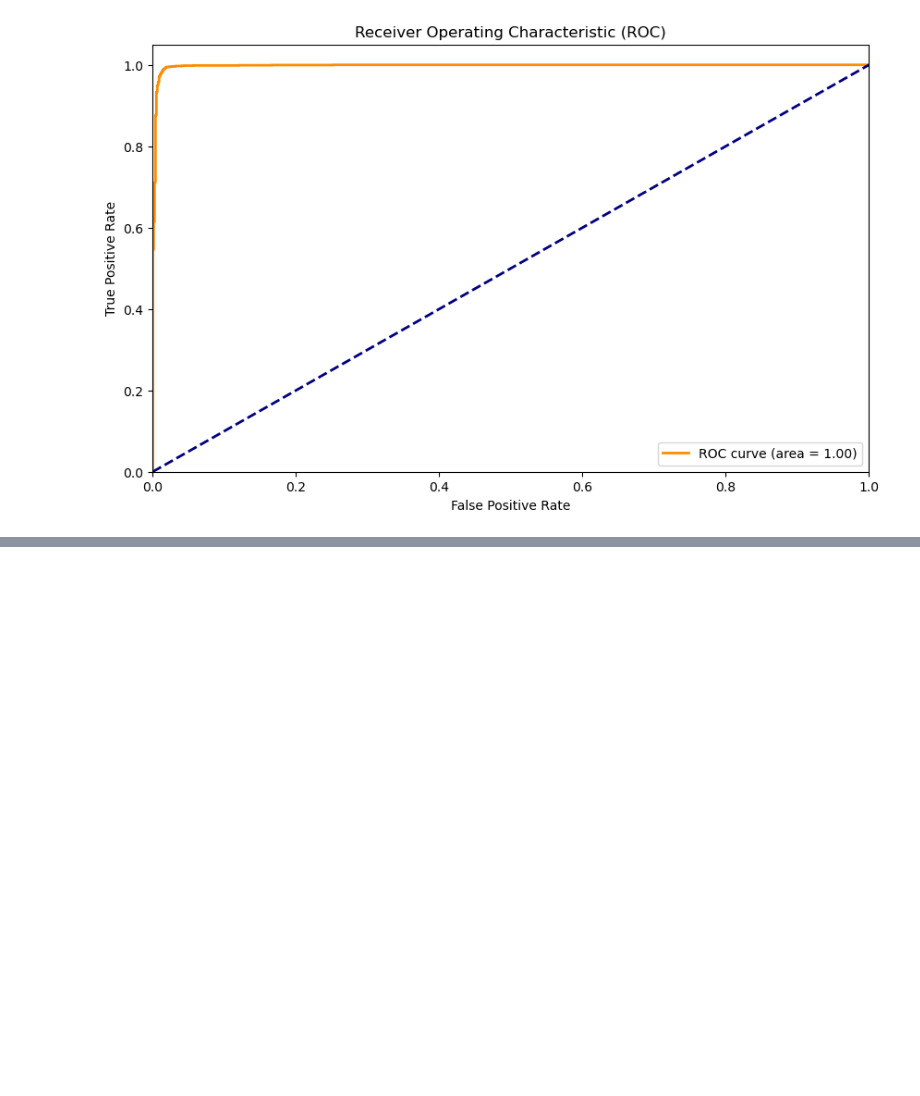
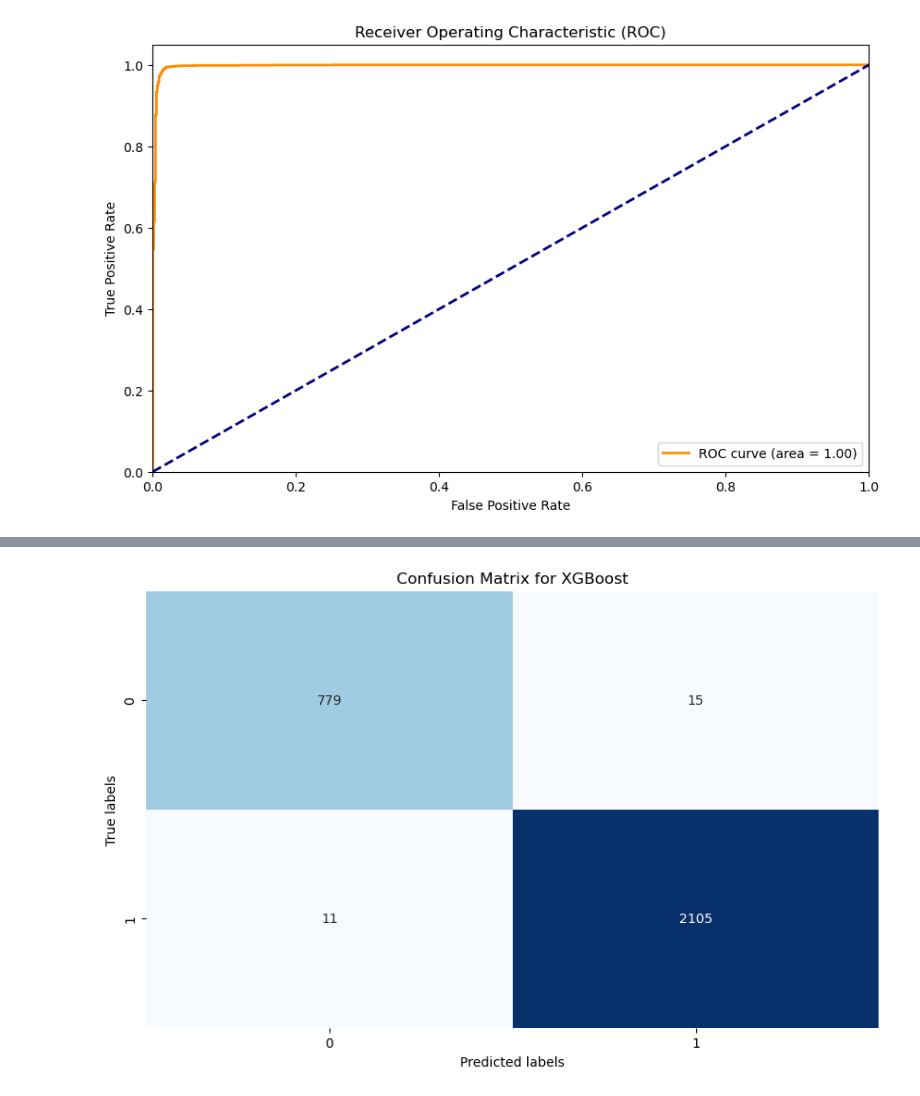
Before and after one commit to Ping-YUAN/heartbeat-analysis-ai, a Jupyter notebook: notebooks/modeling_ptb.ipynb, the cells around one changed output, grey strips where cells are left out. Drawn from its saved outputs; the diff is of its cells as text; code cells hidden in the pictures; blank space fills up the shorter version.

```diff
--- a/notebooks/modeling_ptb.ipynb
+++ b/notebooks/modeling_ptb.ipynb
@@ -794,3 +796,19 @@ F1 score: 0.993862134088763
    macro avg       0.99      0.99      0.99      2910
 weighted avg       0.99      0.99      0.99      2910
 [figure]
+# %%
+# Define the results
+best_params = {
+    'xgb__colsample_bytree': 0.8, # Subsample ratio of columns when constructing each tree
+    'xgb__learning_rate': 0.2, # Learning rate
+    'xgb__max_depth': 5, # Maximum depth of the tree
+    'xgb__n_estimators': 300, # Number of trees in the forest
+    'xgb__scale_pos_weight': 1, # Scale weight for positive class. 1 is the default value.
+    'xgb__subsample': 1 # Subsample ratio of the training instances
+}
+
+# Print the summary
+print("The best performing models are the XGBoost models with and without scale_pos_weight. Both have the following hyperparameters:")
+print(f"Best parameters: {best_params}")
+print(f"Average F1 Score from Nested Cross-Validation: {average_f1_score:.5f}")
+print(f"F1 score on the test set: {f1_score:.5f}")
@@ -796,0 +817,64 @@ weighted avg       0.99      0.99      0.99      2910
+# %%
+# Initialize StandardScaler
+scaler = StandardScaler()
+
+# Scale the training and test data
+X_train_scaled = scaler.fit_transform(X_train)
+X_test_scaled = scaler.transform(X_test)
+
+# Initialize XGBoost with the best parameters
+xgb = XGBClassifier(
+    colsample_bytree=best_params['xgb__colsample_bytree'],
+    learning_rate=best_params['xgb__learning_rate'],
+    max_depth=best_params['xgb__max_depth'],
+    n_estimators=best_params['xgb__n_estimators'],
+    scale_pos_weight=best_params['xgb__scale_pos_weight'],
+    subsample=best_params['xgb__subsample'],
+    eval_metric='mlogloss', # Use multi-class log loss as the evaluation metric
+    use_label_encoder=False
+)
+
+# Fit the XGBoost model
+xgb.fit(X_train_scaled, y_train)
+
+# Predict on the test set
+y_pred = xgb.predict(X_test_scaled)
+
+# Calculate the F1 score
+f1 = f1_score(y_test, y_pred)
+print("F1 score:", f1)
+
+
+# Define and plot the confusion matrix
+conf_matrix = confusion_matrix(y_test, y_pred)
+plt.figure(figsize=(10, 6))
+sns.heatmap(conf_matrix, annot=True, fmt='d', cmap='Blues', cbar=False)
+plt.xlabel('Predicted labels')
+plt.ylabel('True labels')
+plt.title('Confusion Matrix for XGBoost')
+plt.show()
+
+
+# Define and print the classification report
+class_report = classification_report(y_test, y_pred)
+print("Classification Report:\n", class_report)
+
+# Define and plot the ROC curve
+if len(set(y_test)) == 2:  # Ensure binary classification
+    y_prob = xgb.predict_proba(X_test_scaled)[:, 1]
+    fpr, tpr, _ = roc_curve(y_test, y_prob)
+    roc_auc = auc(fpr, tpr)
+
+    plt.figure(figsize=(10, 6))
+    plt.plot(fpr, tpr, color='darkorange', lw=2, label=f'ROC curve (area = {roc_auc:.2f})')
+    plt.plot([0, 1], [0, 1], color='navy', lw=2, linestyle='--')
+    plt.xlim([0.0, 1.0])
+    plt.ylim([0.0, 1.05])
+    plt.xlabel('False Positive Rate')
+    plt.ylabel('True Positive Rate')
+    plt.title('Receiver Operating Characteristic (ROC) for XGBoost')
+    plt.legend(loc='lower right')
+    plt.show()
+else:
+    print("ROC curve is only applicable for binary classification.")
+# %% [output]
@@ -796,0 +885 @@ weighted avg       0.99      0.99      0.99      2910
+[figure, added]
```
Also changed, not shown: parts of 19 cells of this notebook, 1 other file.
